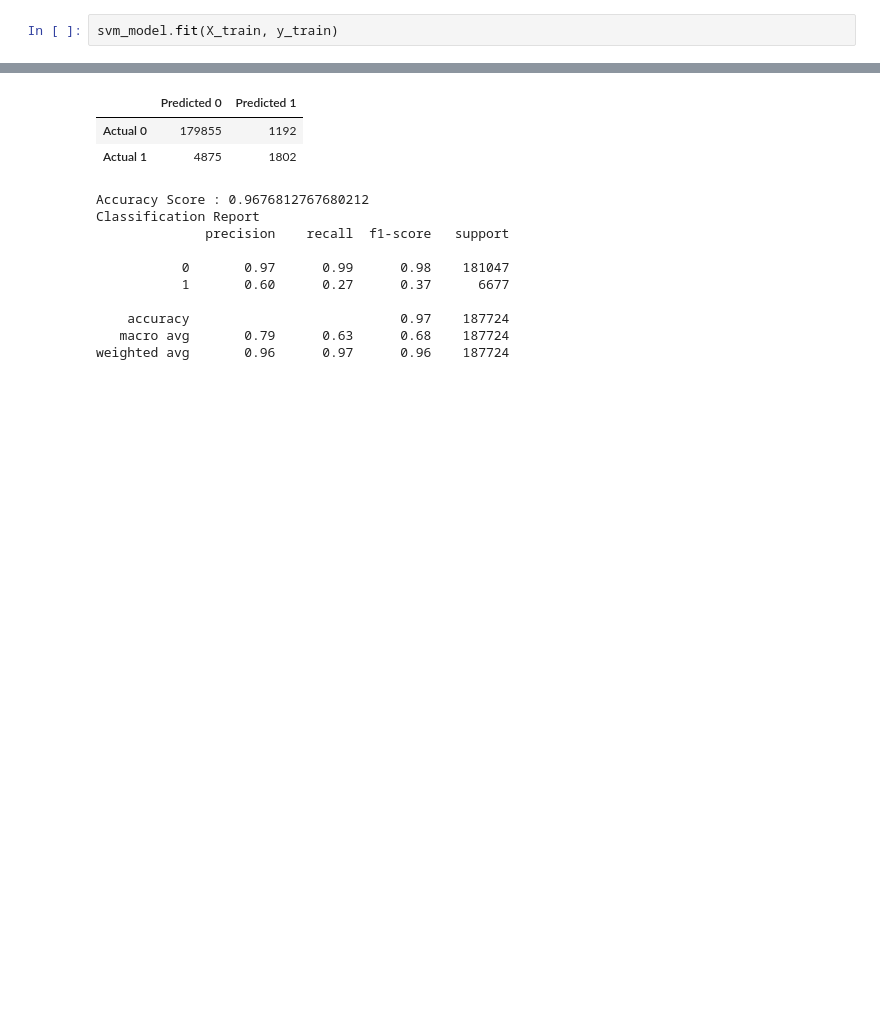
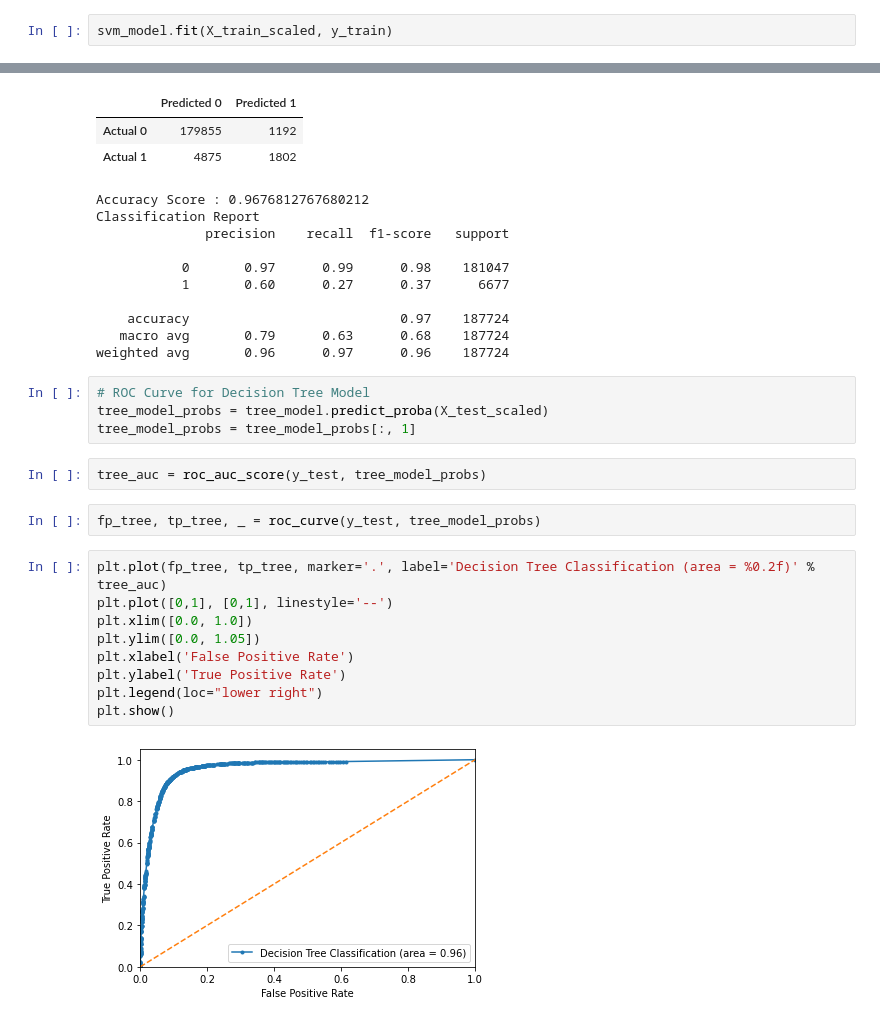
Before and after one commit to hariniv22/Covid_19_Data_Analysis, a Jupyter notebook: End-to-End_code.ipynb, the cells around one changed output, grey strips where cells are left out. Saved outputs shown, nothing was run; the diff lists cells and outputs as text; blank space fills up the shorter version.

```diff
--- a/End-to-End_code.ipynb
+++ b/End-to-End_code.ipynb
@@ -613,7 +613,7 @@ plt.show()
 from sklearn.svm import SVC
 svm_model = SVC(kernel='linear')
 # %%
-svm_model.fit(X_train, y_train)
+svm_model.fit(X_train_scaled, y_train)
 # %%
 y_pred = svm_model.predict(X_test)
 results = pd.DataFrame({
@@ -678,3 +678,22 @@ Classification Report
     accuracy                           0.97    187724
    macro avg       0.79      0.63      0.68    187724
 weighted avg       0.96      0.97      0.96    187724
+# %%
+# ROC Curve for Decision Tree Model
+tree_model_probs = tree_model.predict_proba(X_test_scaled)
+tree_model_probs = tree_model_probs[:, 1]
+# %%
+tree_auc = roc_auc_score(y_test, tree_model_probs)
+# %%
+fp_tree, tp_tree, _ = roc_curve(y_test, tree_model_probs)
+# %%
+plt.plot(fp_tree, tp_tree, marker='.', label='Decision Tree Classification (area = %0.2f)' % tree_auc)
+plt.plot([0,1], [0,1], linestyle='--')
+plt.xlim([0.0, 1.0])
+plt.ylim([0.0, 1.05])
+plt.xlabel('False Positive Rate')
+plt.ylabel('True Positive Rate')
+plt.legend(loc="lower right")
+plt.show()
+# %% [output]
+[figure, added]
```
Also changed, not shown: parts of 13 cells of this notebook.
